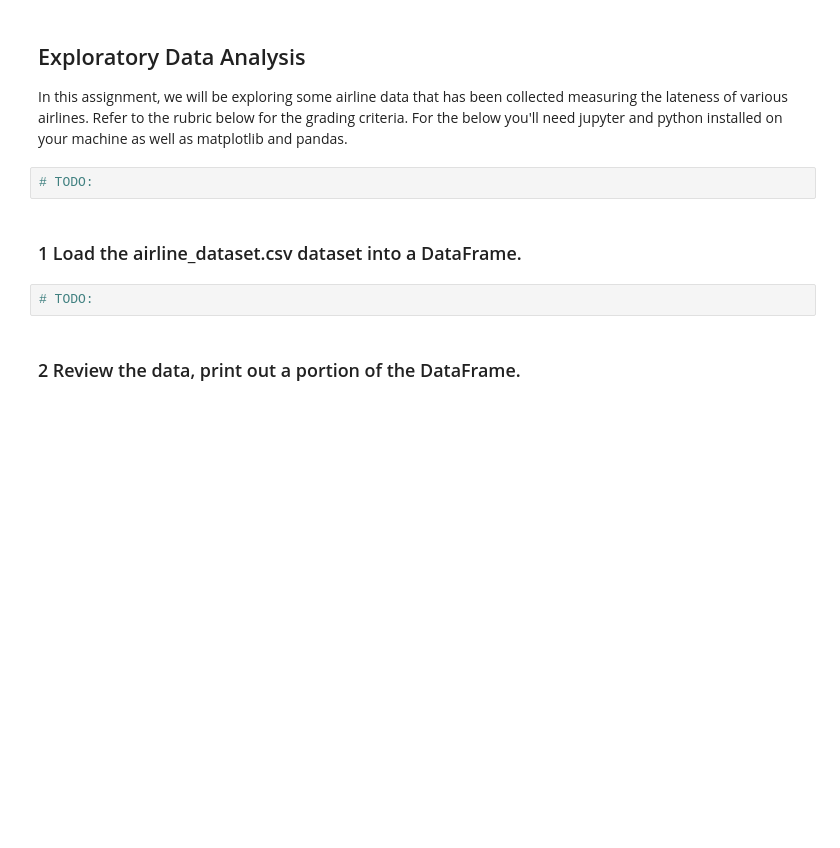
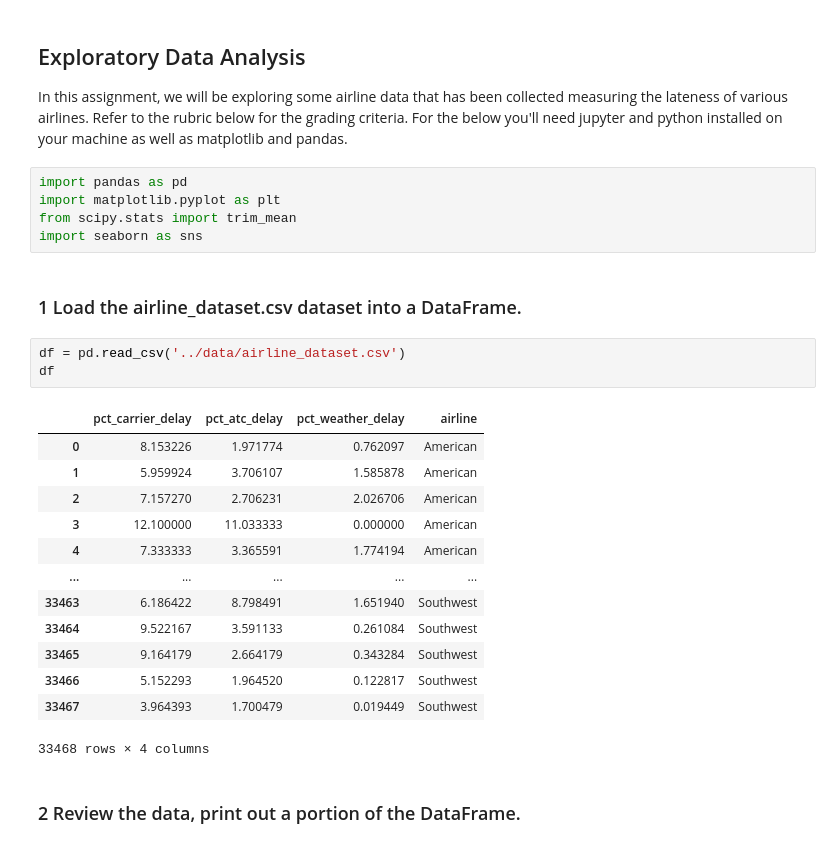
Before and after one commit to liangyinglly/Airline-EDA, a Jupyter notebook: notebook/exploratory_data_analysis.ipynb, the cells around one changed output. Drawn from its saved outputs; the diff is of its cells as text; blank space fills up the shorter version.

```diff
--- a/notebook/exploratory_data_analysis.ipynb
+++ b/notebook/exploratory_data_analysis.ipynb
@@ -2,11 +2,29 @@
 ## Exploratory Data Analysis ##
 In this assignment, we will be exploring some airline data that has been collected measuring the lateness of various airlines.  Refer to the rubric below for the grading criteria.  For the below you'll need jupyter and python installed on your machine as well as matplotlib and pandas.
 # %%
-# TODO:
+import pandas as pd
+import matplotlib.pyplot as plt
+from scipy.stats import trim_mean
+import seaborn as sns
 # %% [markdown]
 ### 1 Load the airline_dataset.csv dataset into a DataFrame. ###
 # %%
-# TODO:
+df = pd.read_csv('../data/airline_dataset.csv')
+df
+# %% [output]
+|  | pct_carrier_delay | pct_atc_delay | pct_weather_delay | airline |
+| 0 | 8.153226 | 1.971774 | 0.762097 | American |
+| 1 | 5.959924 | 3.706107 | 1.585878 | American |
+| 2 | 7.157270 | 2.706231 | 2.026706 | American |
+| 3 | 12.100000 | 11.033333 | 0.000000 | American |
+| 4 | 7.333333 | 3.365591 | 1.774194 | American |
+| ... | ... | ... | ... | ... |
+| 33463 | 6.186422 | 8.798491 | 1.651940 | Southwest |
+| 33464 | 9.522167 | 3.591133 | 0.261084 | Southwest |
+| 33465 | 9.164179 | 2.664179 | 0.343284 | Southwest |
+| 33466 | 5.152293 | 1.964520 | 0.122817 | Southwest |
+| 33467 | 3.964393 | 1.700479 | 0.019449 | Southwest |
+33468 rows × 4 columns
 # %% [markdown]
 ### 2 Review the data, print out a portion of the DataFrame. ###
 # %%
```
Also changed, not shown: parts of 6 cells of this notebook.
